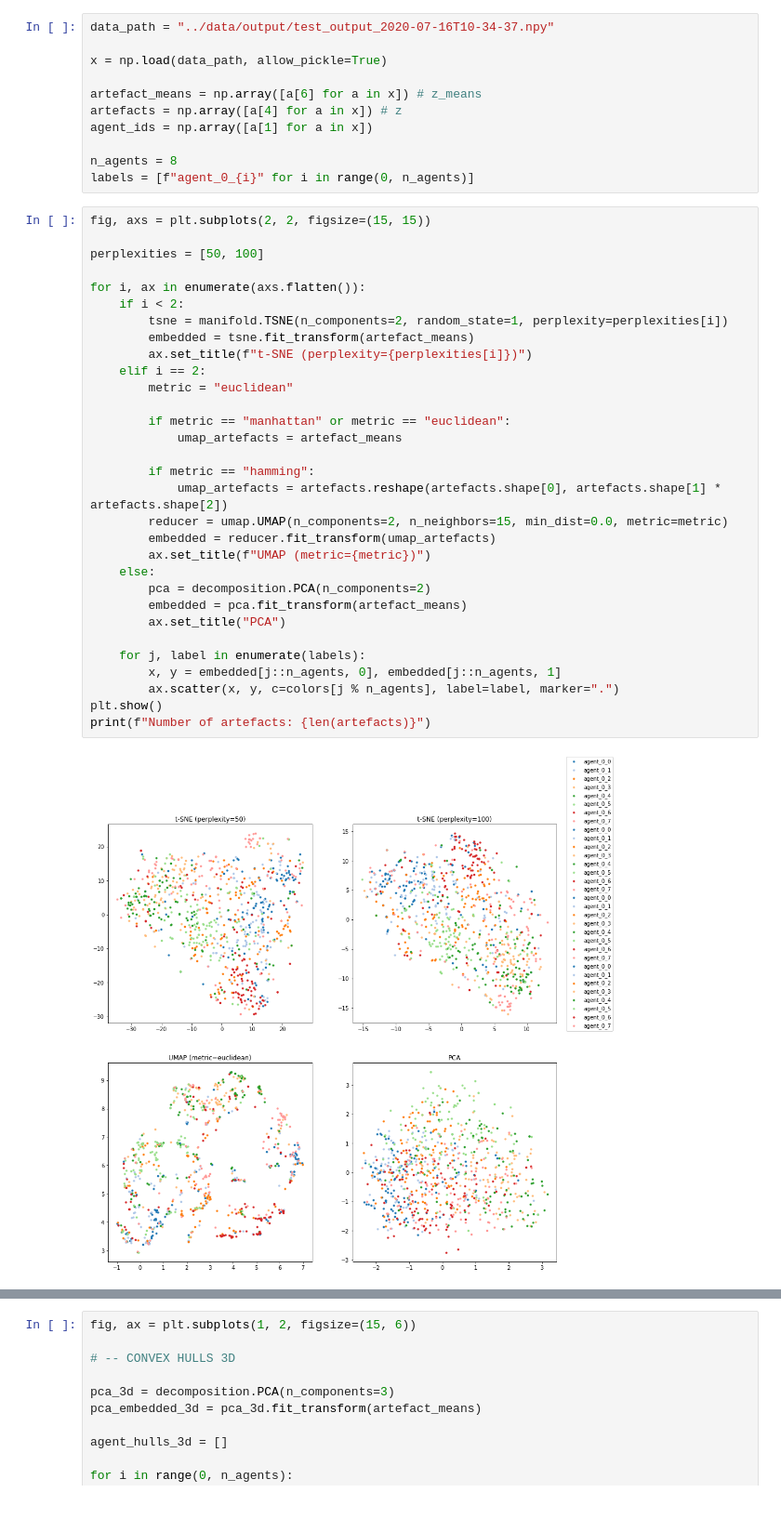
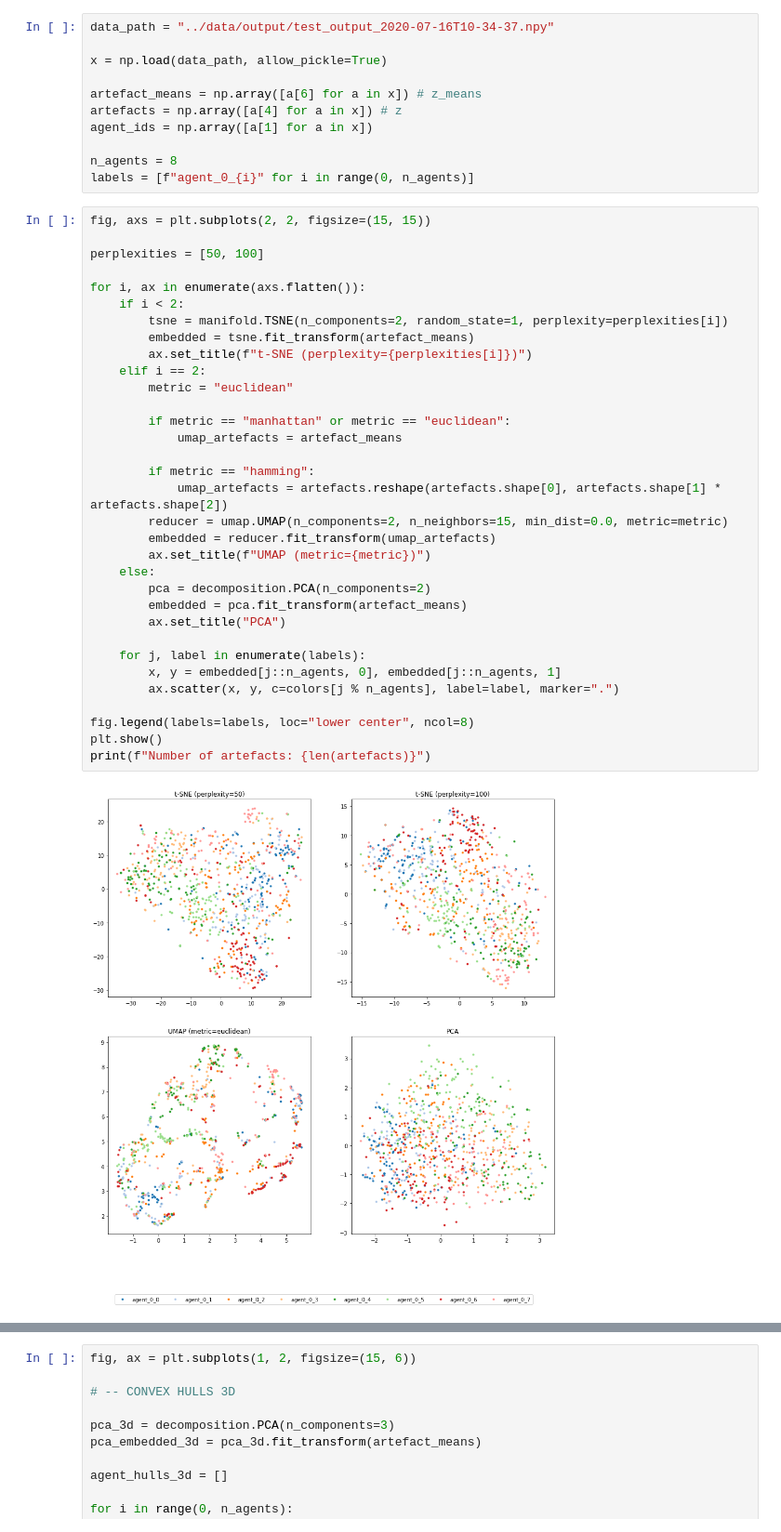
Before and after one commit to maxvstheuniverse/state-of-the-artefact, a Jupyter notebook: logs/2020-07-16_a8_e100_s5_n1.ipynb, the cells around one changed output, grey strips where cells are left out. Shown at 93% size. Saved outputs shown, nothing was run; the diff lists cells and outputs as text.

```diff
--- a/logs/2020-07-16_a8_e100_s5_n1.ipynb
+++ b/logs/2020-07-16_a8_e100_s5_n1.ipynb
@@ -36,32 +36,34 @@ fig, axs = plt.subplots(2, 2, figsize=(15, 15))
 
 perplexities = [50, 100]
 
 for i, ax in enumerate(axs.flatten()):
     if i < 2:
         tsne = manifold.TSNE(n_components=2, random_state=1, perplexity=perplexities[i])
         embedded = tsne.fit_transform(artefact_means)
         ax.set_title(f"t-SNE (perplexity={perplexities[i]})")
     elif i == 2:
         metric = "euclidean"
 
         if metric == "manhattan" or metric == "euclidean":
             umap_artefacts = artefact_means
 
         if metric == "hamming":
             umap_artefacts = artefacts.reshape(artefacts.shape[0], artefacts.shape[1] * artefacts.shape[2])
         reducer = umap.UMAP(n_components=2, n_neighbors=15, min_dist=0.0, metric=metric)
         embedded = reducer.fit_transform(umap_artefacts)
         ax.set_title(f"UMAP (metric={metric})")
     else:
         pca = decomposition.PCA(n_components=2)
         embedded = pca.fit_transform(artefact_means)
         ax.set_title("PCA")
 
     for j, label in enumerate(labels):
         x, y = embedded[j::n_agents, 0], embedded[j::n_agents, 1]
         ax.scatter(x, y, c=colors[j % n_agents], label=label, marker=".")
+
+fig.legend(labels=labels, loc="lower center", ncol=8)
 plt.show()
 print(f"Number of artefacts: {len(artefacts)}")
 # %% [output]
-[figure, old version]
+[figure, new version]
 Number of artefacts: 840
```
Also changed, not shown: parts of 7 cells of this notebook, 4 other files.
